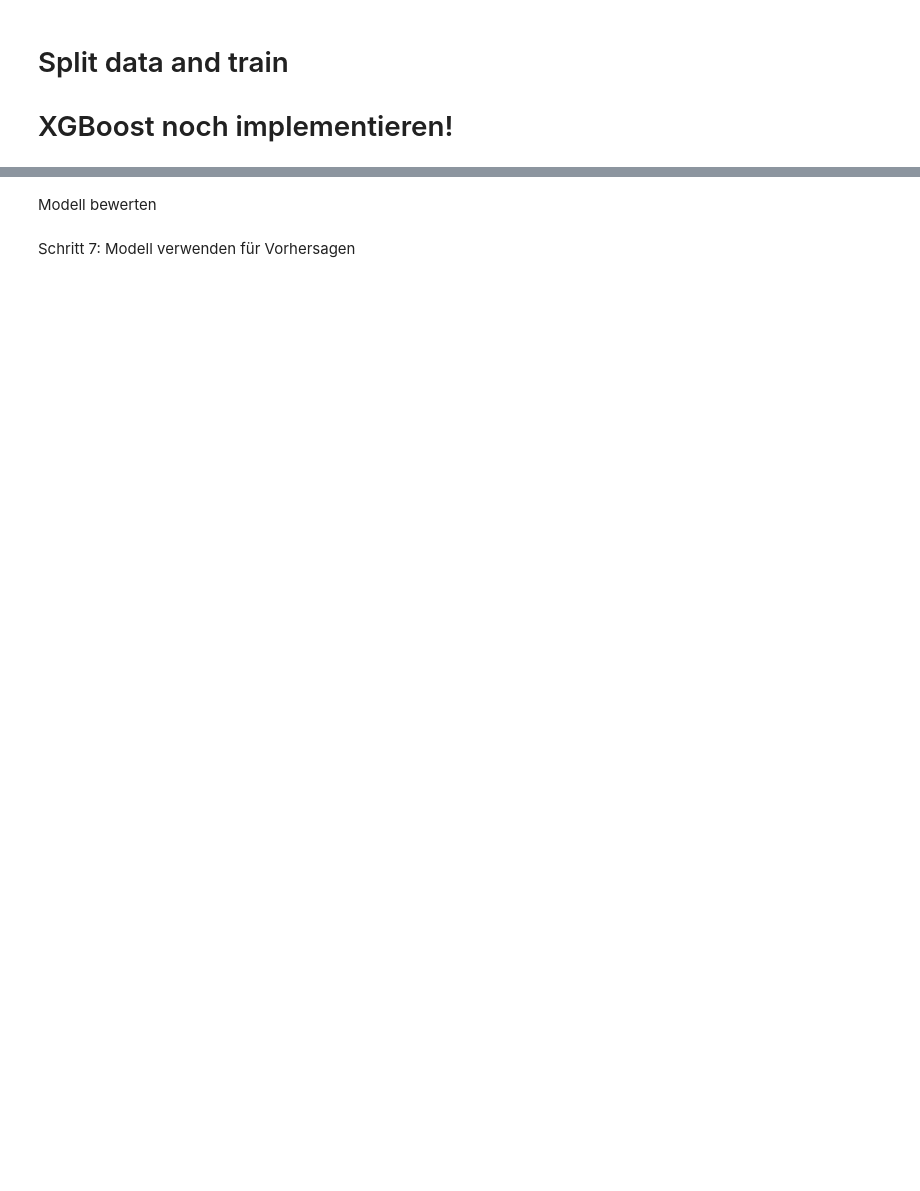
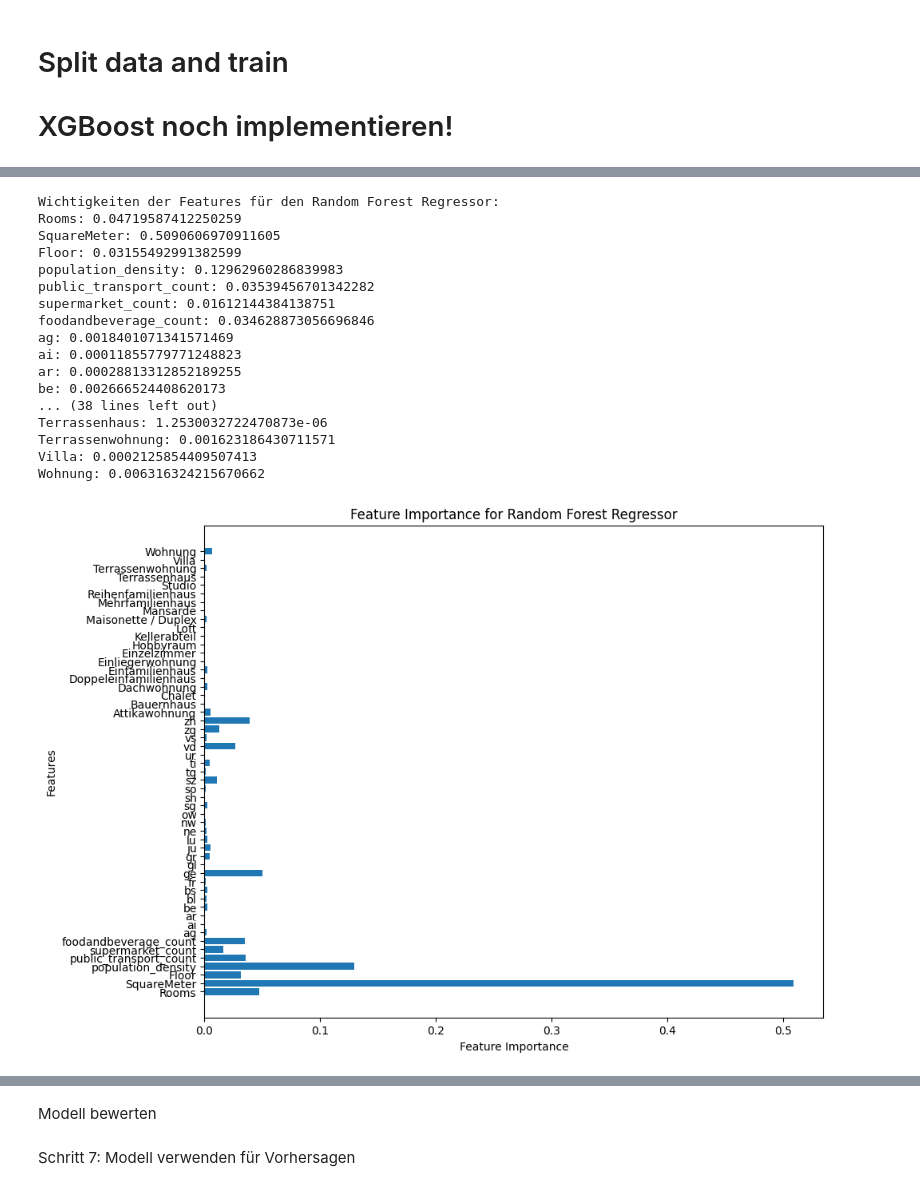
Before and after one commit to ElrasDeVayne/Immo-Projekt-DataScience, a Jupyter notebook: Property_new.ipynb, the cells around one changed output, grey strips where cells are left out. Cells and saved outputs as stored; diff of their text form; code cells hidden in the pictures; blank space fills up the shorter version.

```diff
--- a/Property_new.ipynb
+++ b/Property_new.ipynb
@@ -203,0 +281,65 @@ expl_rf = explained_variance_score(rf_pred,y_test)
+# %%
+rf_regressor = RandomForestRegressor(n_estimators=28,random_state=0)
+rf_regressor.fit(X_train,y_train)
+rf_regressor.score(X_test,y_test)
+rf_pred =rf_regressor.predict(X_test)
+rf_score=rf_regressor.score(X_test,y_test)
+expl_rf = explained_variance_score(rf_pred,y_test)
+
+# Feature-Importances für den Random Forest Regressor
+forest_importances = rf_regressor.feature_importances_
+print("Wichtigkeiten der Features für den Random Forest Regressor:")
+for feature, importance in zip(X.columns, forest_importances):
+    print(f"{feature}: {importance}")
+
+
+# Plot der Feature-Wichtigkeiten für Random Forest
+plt.figure(figsize=(10, 8))
+plt.barh(feature_names, forest_importances)
+plt.xlabel("Feature Importance")
+plt.ylabel("Features")
+plt.title("Feature Importance for Random Forest Regressor")
+plt.show()
+
+# Feature-Importances für den Random Forest Regressor
+forest_importances = rf_regressor.feature_importances_
+
+# Erstelle einen DataFrame für die Feature-Wichtigkeiten
+feature_importance_df = pd.DataFrame({
+    'Feature': feature_names,
+    'Importance': forest_importances
+})
+
+# Sortiere die Features nach Wichtigkeit und wähle die Top 10 aus
+top_features = feature_importance_df.sort_values(by='Importance', ascending=False).head(10)
+
+# Konvertiere die Wichtigkeiten in Prozent
+top_features['Importance'] = top_features['Importance'] * 100
+
+# Plot der Feature-Wichtigkeiten für die Top 10 Features
+plt.figure(figsize=(10, 8))
+plt.barh(top_features['Feature'], top_features['Importance'])
+plt.xlabel("Feature Importance (%)")
+plt.ylabel("Features")
+plt.title("Top 10 Feature Importance for Random Forest Regressor")
+plt.gca().invert_yaxis()  # Die wichtigste Feature oben anzeigen
+plt.show()
+# %% [output]
+Wichtigkeiten der Features für den Random Forest Regressor:
+Rooms: 0.04719587412250259
+SquareMeter: 0.5090606970911605
+Floor: 0.03155492991382599
+population_density: 0.12962960286839983
+public_transport_count: 0.03539456701342282
+supermarket_count: 0.01612144384138751
+foodandbeverage_count: 0.034628873056696846
+ag: 0.0018401071341571469
+ai: 0.00011855779771248823
+ar: 0.00028813312852189255
+be: 0.002666524408620173
+... (38 lines left out)
+Terrassenhaus: 1.2530032722470873e-06
+Terrassenwohnung: 0.001623186430711571
+Villa: 0.0002125854409507413
+Wohnung: 0.006316324215670662
+[figure, added]
```
Also changed, not shown: parts of 18 cells of this notebook.
